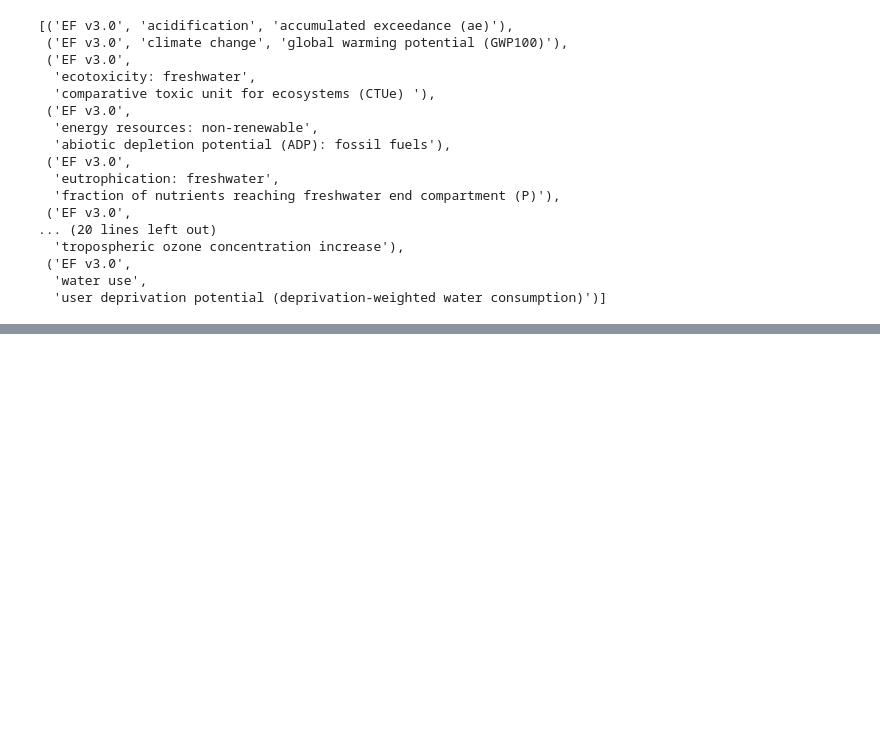
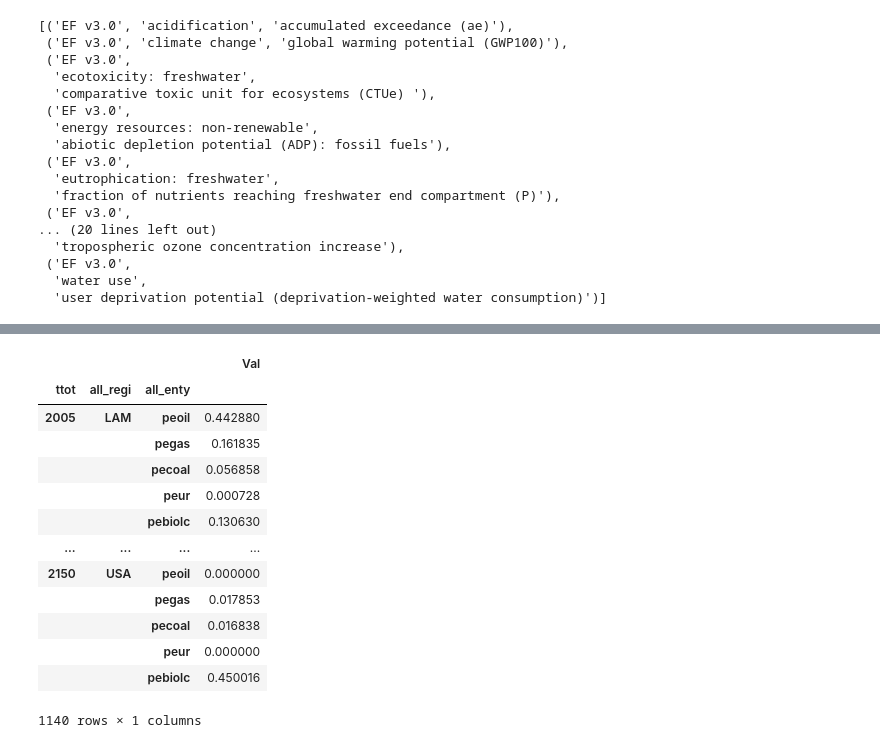
Before and after one commit to dbantje/internalization, a Jupyter notebook: new_code/full_first_implementation.ipynb, the cells around one changed output, grey strips where cells are left out. Saved outputs shown, nothing was run; the diff lists cells and outputs as text; code cells hidden in the pictures; blank space fills up the shorter version.

```diff
--- a/new_code/full_first_implementation.ipynb
+++ b/new_code/full_first_implementation.ipynb
@@ -466,0 +745,20 @@ A[[4,5,7,3,8], :] = 0
+# %%
+df = pd.read_csv("vm_prodPe.csv")
+df = df[df["all_enty"].isin(["pecoal", "pegas", "pebiolc", "peoil", "peur"])]
+df = df.set_index(["ttot", "all_regi", "all_enty"])
+df
+# %% [output]
+|  |  |  | Val |
+| ttot | all_regi | all_enty |  |
+| 2005 | LAM | peoil | 0.442880 |
+|  |  | pegas | 0.161835 |
+|  |  | pecoal | 0.056858 |
+|  |  | peur | 0.000728 |
+|  |  | pebiolc | 0.130630 |
+| ... | ... | ... | ... |
+| 2150 | USA | peoil | 0.000000 |
+|  |  | pegas | 0.017853 |
+|  |  | pecoal | 0.016838 |
+|  |  | peur | 0.000000 |
+|  |  | pebiolc | 0.450016 |
+1140 rows × 1 columns
```
Also changed, not shown: parts of 50 cells of this notebook, 20 other files.
